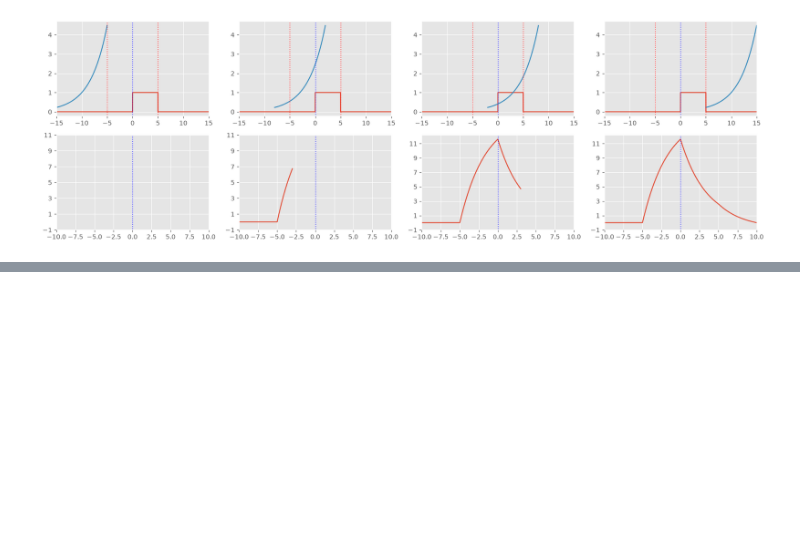
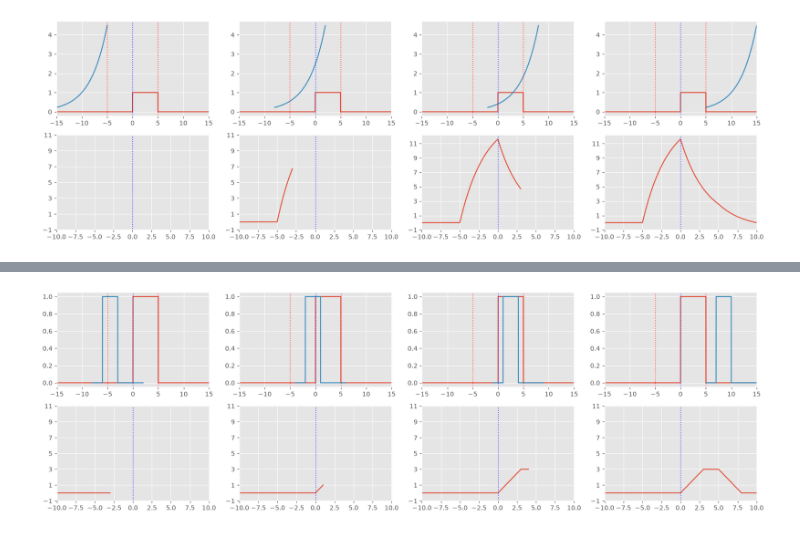
Before and after one commit to ilavaggi/SyS-2026, a Jupyter notebook: TP4.ipynb, the cells around one changed output, grey strips where cells are left out. Saved outputs shown, nothing was run; the diff lists cells and outputs as text; code cells hidden in the pictures; blank space fills up the shorter version.

```diff
--- a/TP4.ipynb
+++ b/TP4.ipynb
@@ -188,0 +283,4 @@ plt.show()
+# %%
+conv_desarmada(x2,h2,[0.35,0.55,0.70,1])
+# %% [output]
+[figure, added]
```
Also changed, not shown: parts of 3 cells of this notebook.
